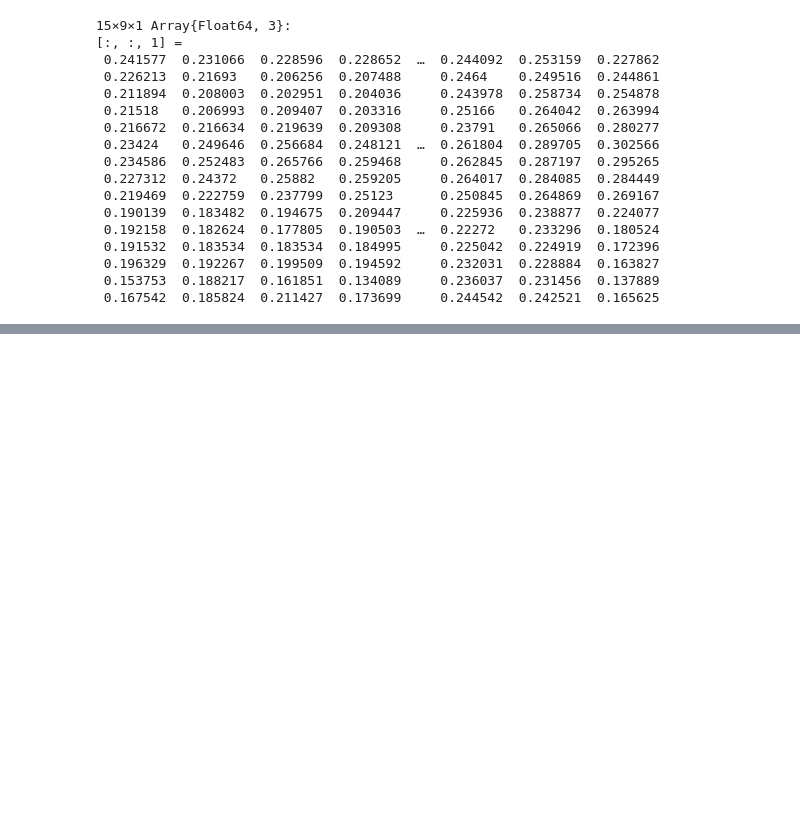
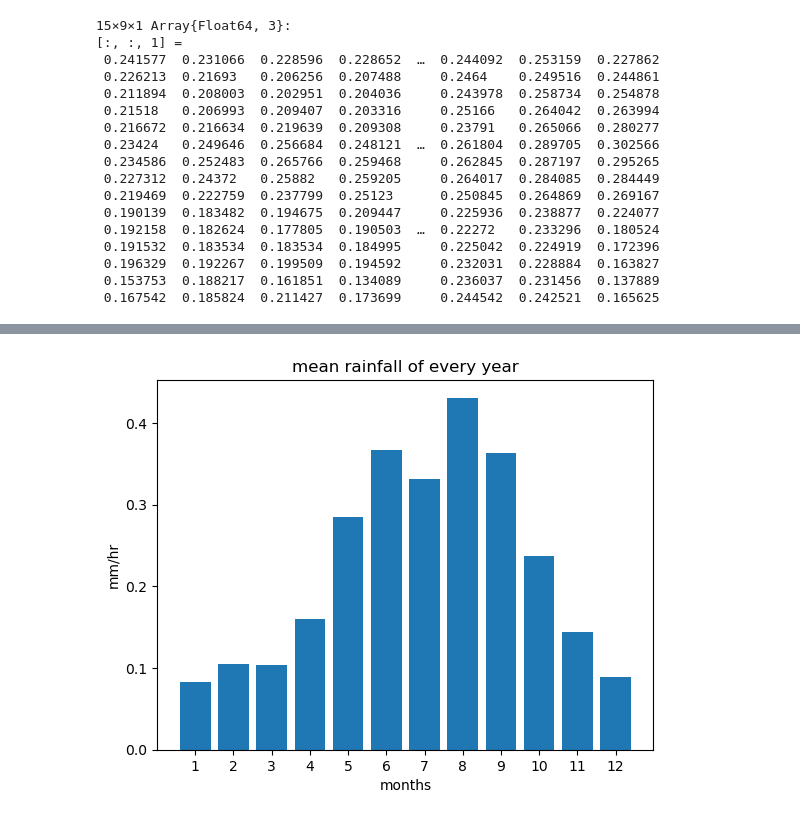
Before and after one commit to ja754969/Julia-Programming, a Jupyter notebook: Homework/final-term-project_TsengYuHao.ipynb, the cells around one changed output, grey strips where cells are left out. Cells and saved outputs as stored; diff of their text form; code cells hidden in the pictures; blank space fills up the shorter version.

```diff
--- a/Homework/final-term-project_TsengYuHao.ipynb
+++ b/Homework/final-term-project_TsengYuHao.ipynb
@@ -109,0 +198,19 @@ PyObject Text(0.5, 1.0, 'Longterm time-series of Taiwan rainfall')
+# %%
+rain_month_mean = Dict()
+month_array = unique(mon)
+for i = 1:length(month_array)
+    rain_month_mean[month_array[i]] = mean(rain_timeseries[findall(mon .== month_array[i])])
+end
+rain_month_mean
+# yr
+figure()
+bar(collect(keys(rain_month_mean)),collect(values(rain_month_mean)))
+xlabel("months")
+ylabel("mm/hr")
+title("mean rainfall of every year")
+labels = Array{Int64}(unique(mon))
+xtic = unique(mon)
+xticks(xtic,labels)
+savefig("./image/mean_rainfall_of_every_year.png",format = "png")
+# %% [output]
+[figure, added]
```
Also changed, not shown: parts of 14 cells of this notebook, 10 other files.
